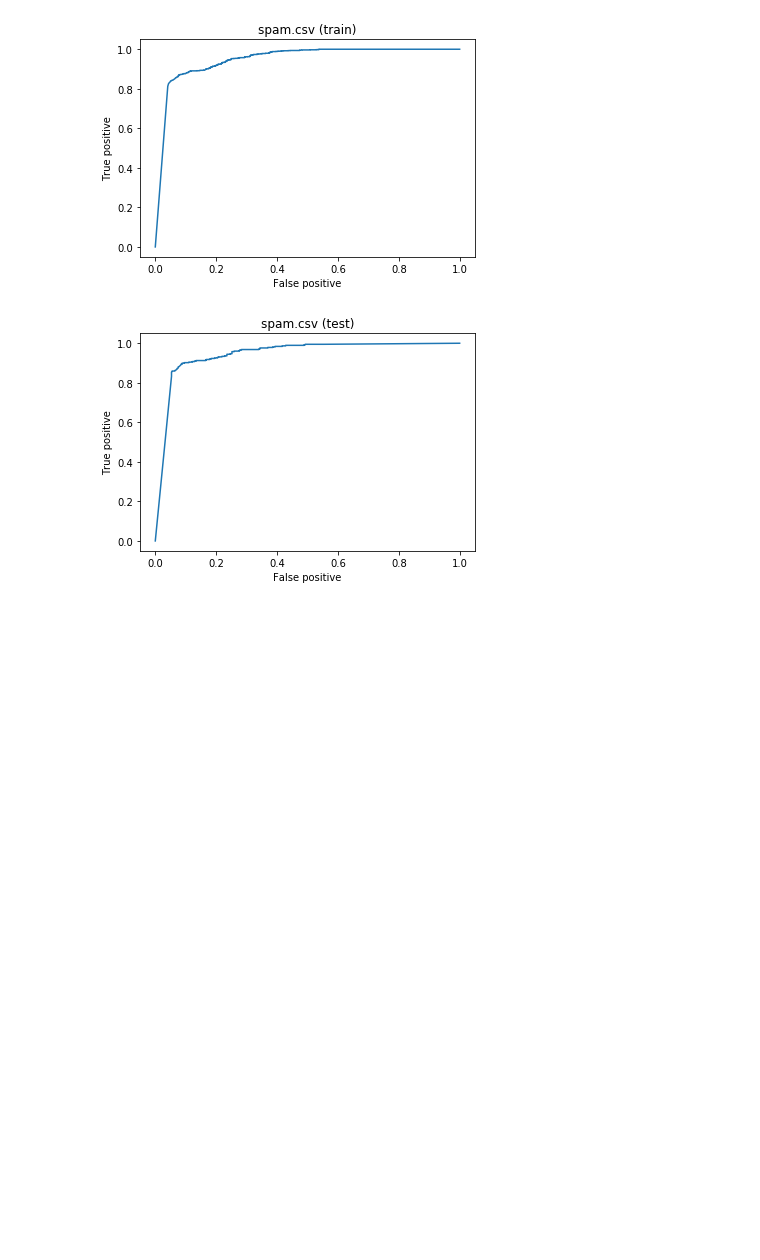
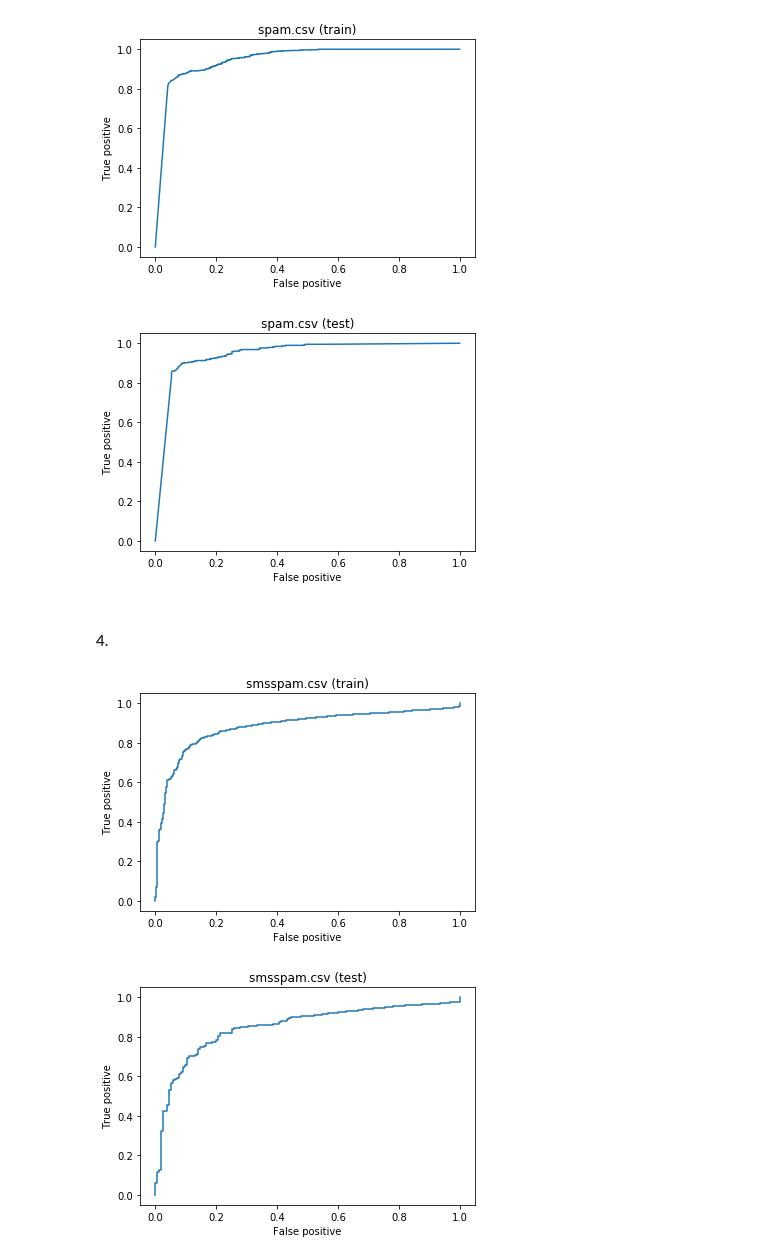
Before and after one commit to aliscafo/ml-2019, a Jupyter notebook: hw3/hw3.ipynb, the cells around one changed output. Saved outputs shown, nothing was run; the diff lists cells and outputs as text; code cells hidden in the pictures; blank space fills up the shorter version.

```diff
--- a/hw3/hw3.ipynb
+++ b/hw3/hw3.ipynb
@@ -272,3 +272,5 @@ draw_roc(y_test.values, gauss_classifier.predict(x_test.values)[:, 1], 1, "spam.
 # %% [output]
 [figure]
 [figure]
+# %% [markdown]
+#### 4.
@@ -274,0 +387,13 @@ draw_roc(y_test.values, gauss_classifier.predict(x_test.values)[:, 1], 1, "spam.
+# %%
+labels, messages = read_smsspam()
+
+x_train, x_test, y_train, y_test = train_test_split(messages, labels, test_size=0.2)
+clf = NaiveBayesClassifierDiscrete()
+
+clf.fit(x_train, y_train)
+
+draw_roc(y_train, np.array(clf.predict(x_train))[:, 0], 'ham', "smsspam.csv (train)")
+draw_roc(y_test, np.array(clf.predict(x_test))[:, 0], 'ham', "smsspam.csv (test)")
+# %% [output]
+[figure, added]
+[figure, added]
```
Also changed, not shown: parts of 2 cells of this notebook, 1 other file.
